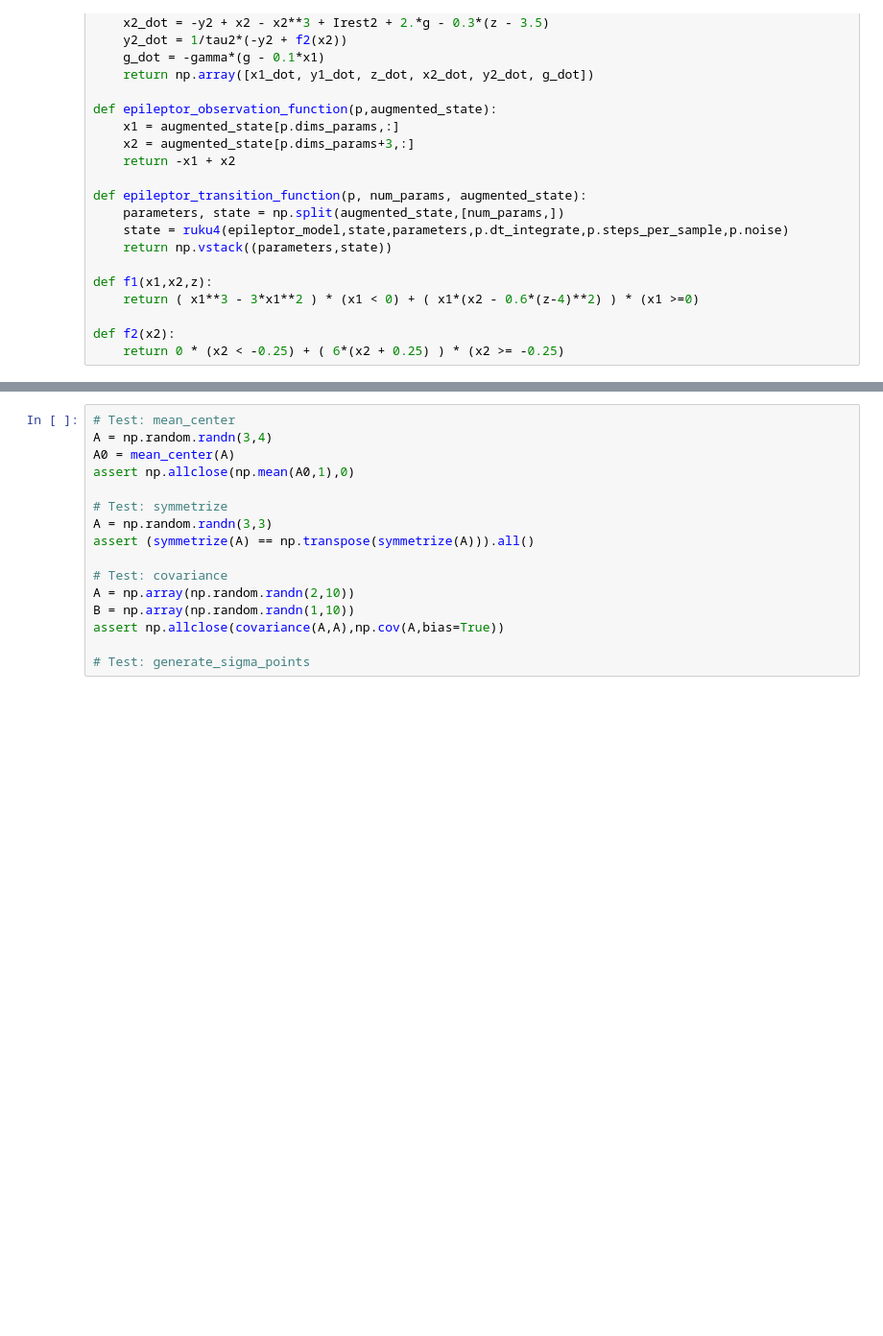
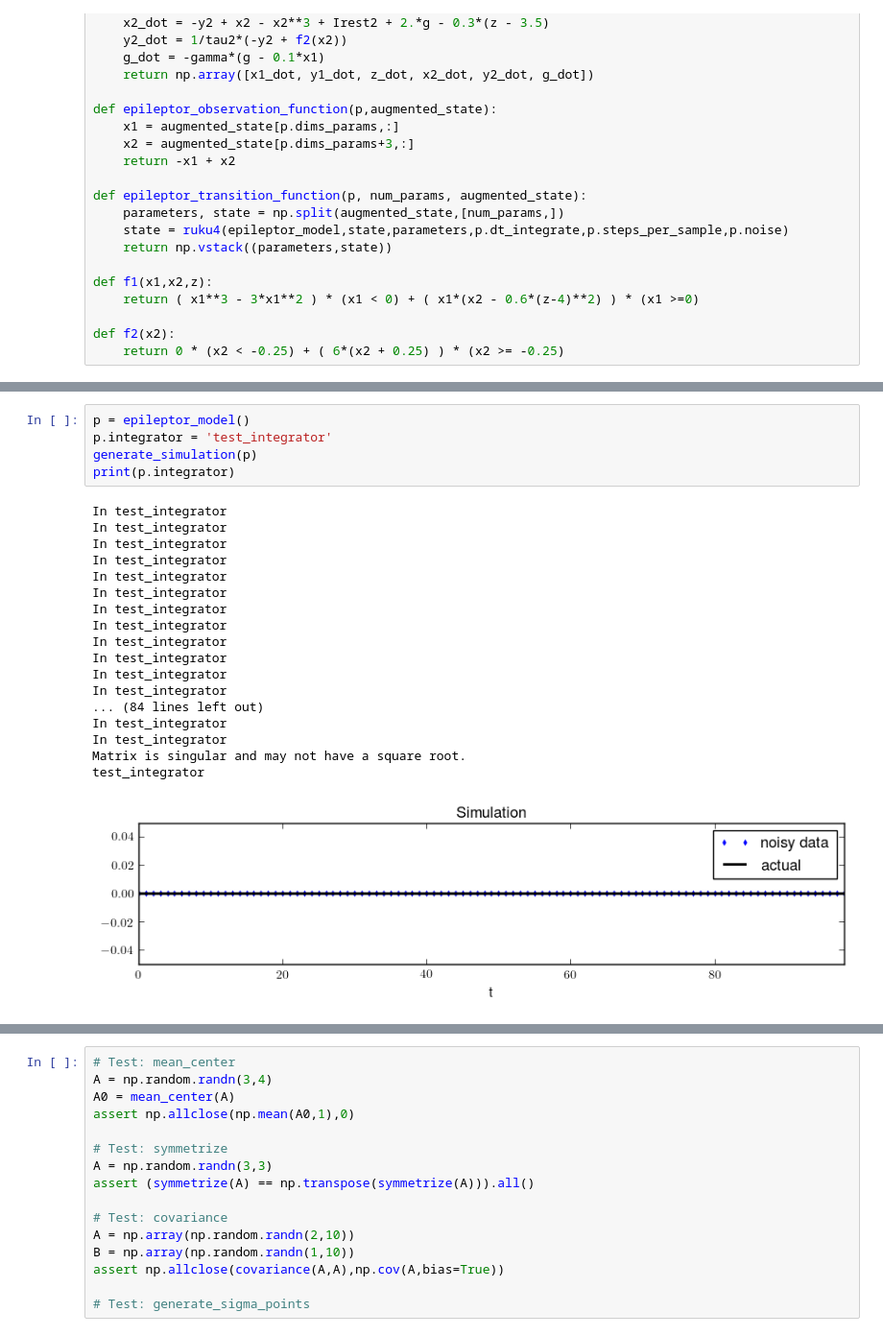
Before and after one commit to eschlaf2/kramer_rotation, a Jupyter notebook: Voss_Kalman.ipynb, the cells around one changed output, grey strips where cells are left out. Shown at 96% size. Cells and saved outputs as stored; diff of their text form; blank space fills up the shorter version.

```diff
--- a/Voss_Kalman.ipynb
+++ b/Voss_Kalman.ipynb
@@ -374,3 +391,27 @@ generate_simulation(p)
+# %%
+p = epileptor_model()
+p.integrator = 'test_integrator'
+generate_simulation(p)
+print(p.integrator)
+# %% [output]
+In test_integrator
+In test_integrator
+In test_integrator
+In test_integrator
+In test_integrator
+In test_integrator
+In test_integrator
+In test_integrator
+In test_integrator
+In test_integrator
+In test_integrator
+In test_integrator
+... (84 lines left out)
+In test_integrator
+In test_integrator
+Matrix is singular and may not have a square root.
+test_integrator
+[figure, added]
 # %%
 # Unscented Kalman Filter
 num_samples = p.num_samples
```
Also changed, not shown: parts of 11 cells of this notebook.
